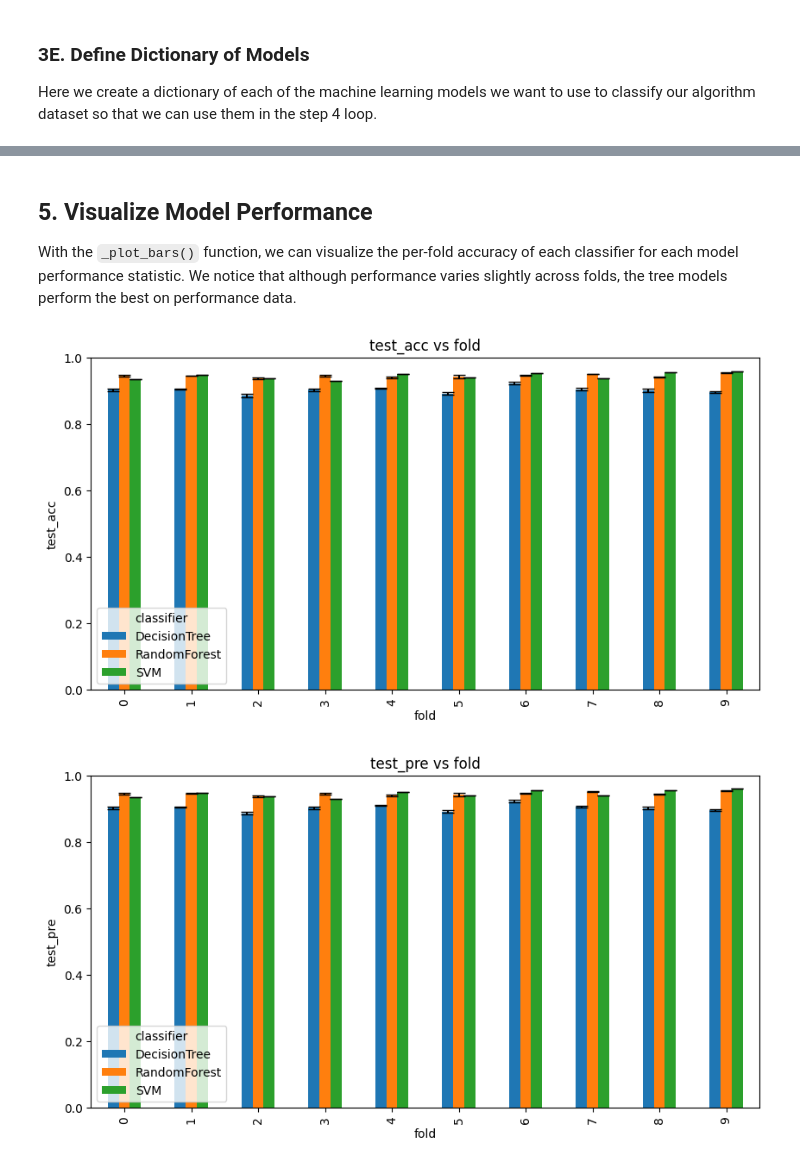
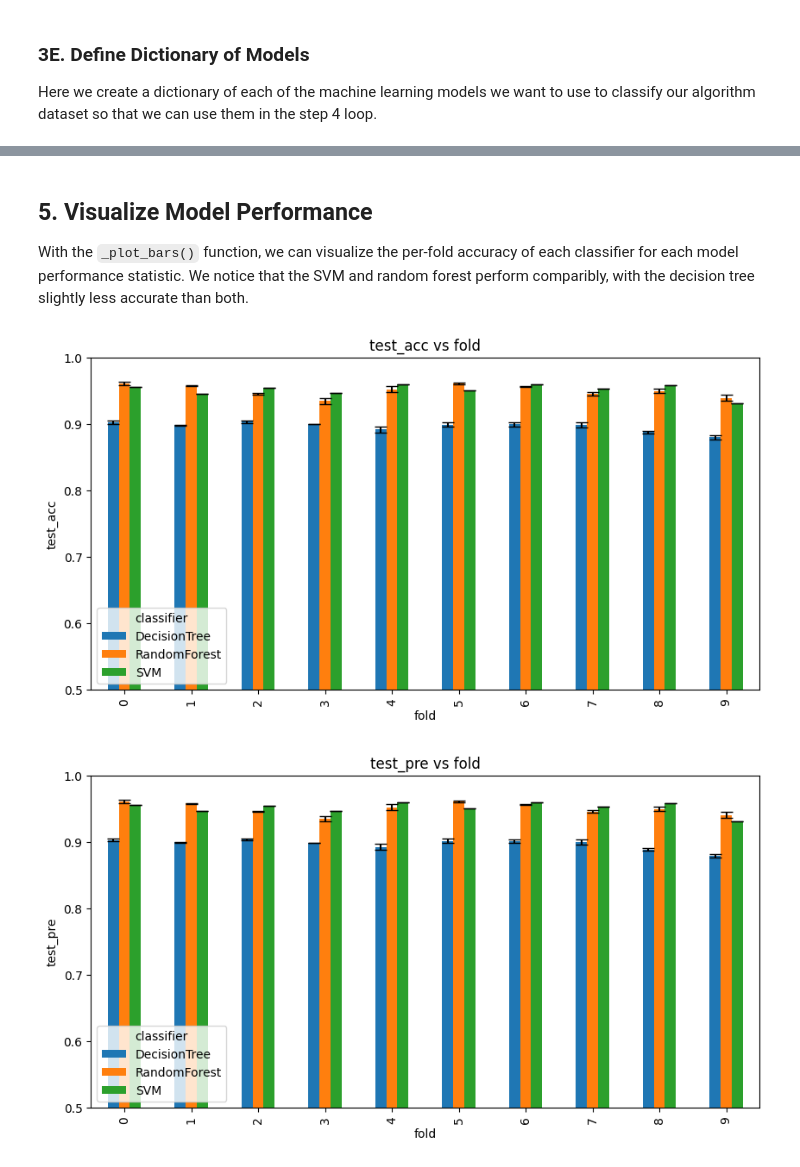
Before and after one commit to LLNL/thicket-tutorial, a Jupyter notebook: notebooks/08B_modeling_parallel_sorting_data.ipynb, the cells around one changed output, grey strips where cells are left out. Drawn from its saved outputs; the diff is of its cells as text; code cells hidden in the pictures.

```diff
--- a/notebooks/08B_modeling_parallel_sorting_data.ipynb
+++ b/notebooks/08B_modeling_parallel_sorting_data.ipynb
@@ -167,15 +167,18 @@ Here we create a dictionary of each of the machine learning models we want to us
 classifiers = {
     "DecisionTree": DecisionTreeClassifier(
             class_weight="balanced",
+            min_samples_leaf=1,
         ),
     "RandomForest": RandomForestClassifier(
             class_weight="balanced",
+            n_estimators=100,
+            bootstrap=False,
         ),
     "SVM": svm.SVC(
             kernel="rbf",
             probability=True,
             class_weight="balanced",
-            C=10000,
+            C=1000,
         )
 }
 # %% [markdown]
@@ -260,7 +263,7 @@ for model_name in classifiers.keys():
         model_results = pd.concat([model_results, df])
 # %% [markdown]
 ## 5. Visualize Model Performance
-With the `_plot_bars()` function, we can visualize the per-fold accuracy of each classifier for each model performance statistic. We notice that although performance varies slightly across folds, the tree models perform the best on performance data.
+With the `_plot_bars()` function, we can visualize the per-fold accuracy of each classifier for each model performance statistic. We notice that the SVM and random forest perform comparibly, with the decision tree slightly less accurate than both.
 # %%
 def _plot_bars(
         mean_df,
@@ -310,24 +313,25 @@ def _plot_bars(
 # %%
 # We can optionally join information from the Thicket metadata table to use in analysis of model performance.
 model_results = model_results.join(tk.metadata[["Algorithm", "InputSize", "InputType", "num_procs", "group_num", "Datatype"]], on="profile")
 
 for met in ["test_acc", "test_pre", "test_rec", "test_f1", "test_roc_auc"]:
     config = [
         "fold",
         "classifier",
     ]
     mean_df = model_results[[met]+config].groupby(config).mean()
     std_df = model_results[[met]+config].groupby(config).std()
     _plot_bars(
         mean_df=mean_df,
         std_df=std_df,
         grouper=config,
         x_group="fold",
         ylabel=met,
         xlabel="fold",
         legend=True,
         title=f"{met} vs fold",
+        ylim=(0.5, 1),
     )
 # %% [output]
-[figure, old version]
+[figure, new version]
-[figure, old version]
+[figure, new version]
```
Also changed, not shown: parts of 2 cells of this notebook, 1 other file.
